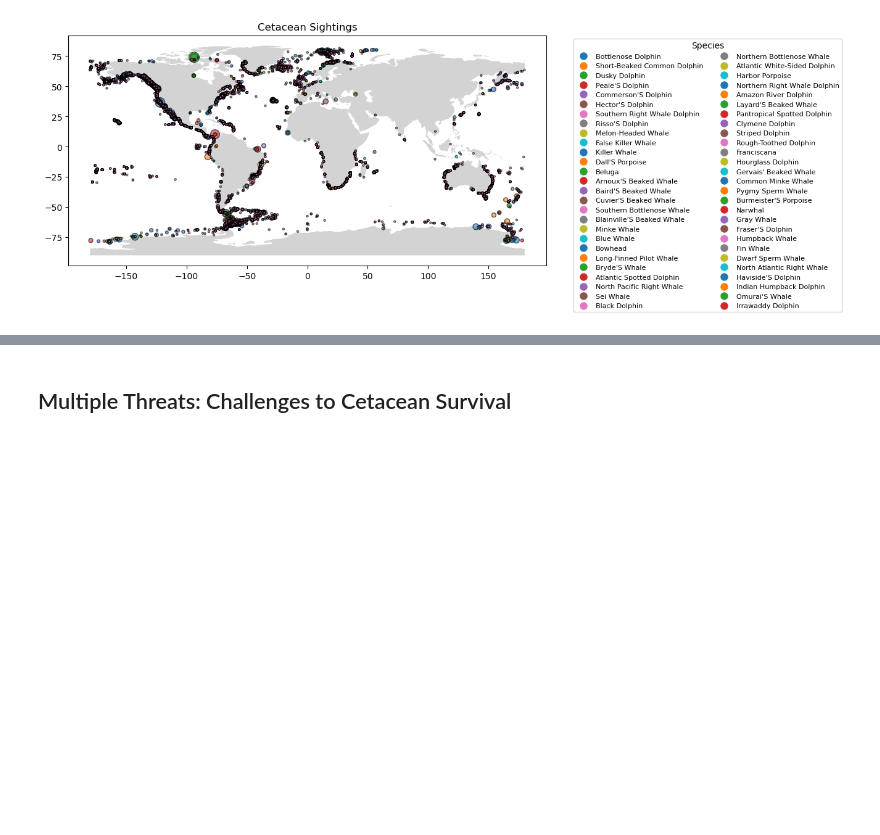
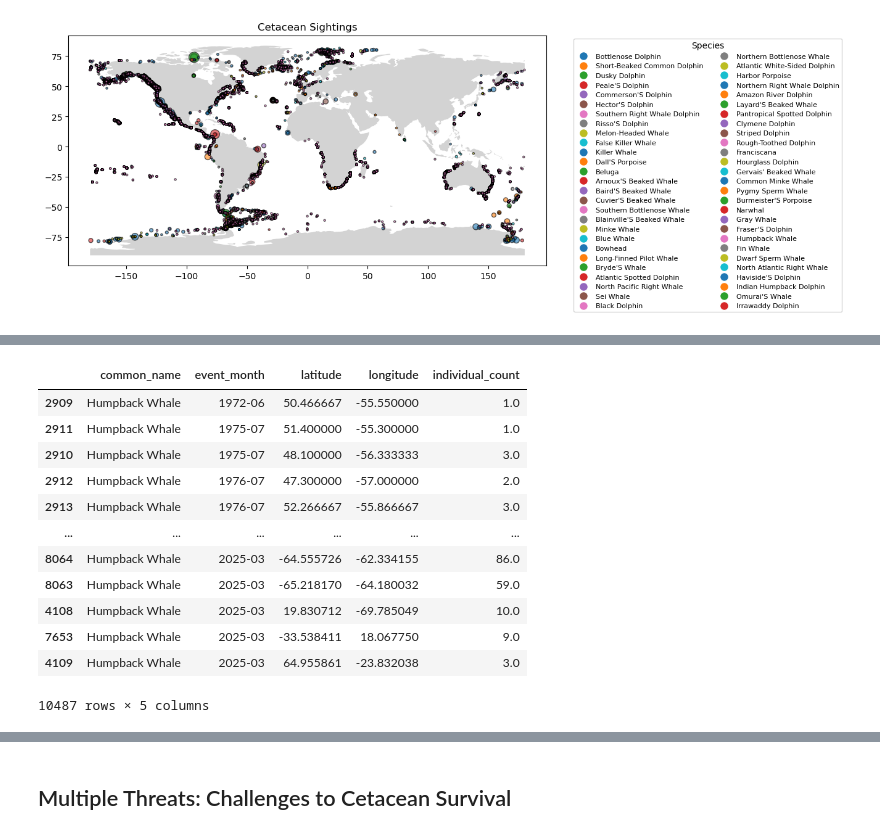
Before and after one commit to com-480-data-visualization/WhereWereWhales, a Jupyter notebook: EDA_location.ipynb, the cells around one changed output, grey strips where cells are left out. Drawn from its saved outputs; the diff is of its cells as text; code cells hidden in the pictures; blank space fills up the shorter version.

```diff
--- a/EDA_location.ipynb
+++ b/EDA_location.ipynb
@@ -66,7 +122,25 @@ plt.show()
 # %%
 # We group the species by the proximity of their sightings to improve map readability
-LAT_LONG_THRESHOLD = 2
+LAT_LONG_THRESHOLD = 3
 grouped_species = group_species(df_location, LAT_LONG_THRESHOLD)
+grouped_species = grouped_species[["common_name", "event_month", "latitude","longitude","individual_count"]]
+grouped_species.to_csv('grouped_species.csv', index=False)
+# %%
+grouped_species.sort_values(by="event_month", ascending = True)
+# %% [output]
+|  | common_name | event_month | latitude | longitude | individual_count |
+| 2909 | Humpback Whale | 1972-06 | 50.466667 | -55.550000 | 1.0 |
+| 2911 | Humpback Whale | 1975-07 | 51.400000 | -55.300000 | 1.0 |
+| 2910 | Humpback Whale | 1975-07 | 48.100000 | -56.333333 | 3.0 |
+| 2912 | Humpback Whale | 1976-07 | 47.300000 | -57.000000 | 2.0 |
+| 2913 | Humpback Whale | 1976-07 | 52.266667 | -55.866667 | 3.0 |
+| ... | ... | ... | ... | ... | ... |
+| 8064 | Humpback Whale | 2025-03 | -64.555726 | -62.334155 | 86.0 |
+| 8063 | Humpback Whale | 2025-03 | -65.218170 | -64.180032 | 59.0 |
+| 4108 | Humpback Whale | 2025-03 | 19.830712 | -69.785049 | 10.0 |
+| 7653 | Humpback Whale | 2025-03 | -33.538411 | 18.067750 | 9.0 |
+| 4109 | Humpback Whale | 2025-03 | 64.955861 | -23.832038 | 3.0 |
+10487 rows × 5 columns
 # %%
 import pandas as pd
 import plotly.express as px
```
Also changed, not shown: parts of 11 cells of this notebook.
